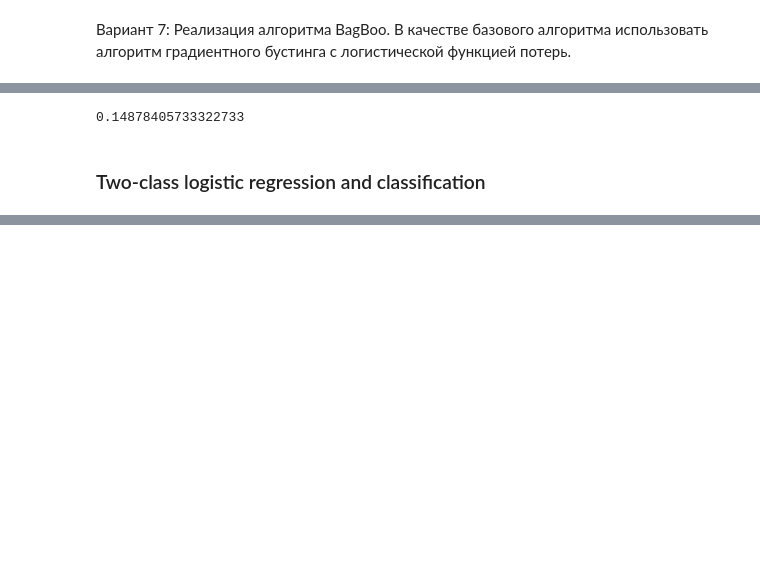
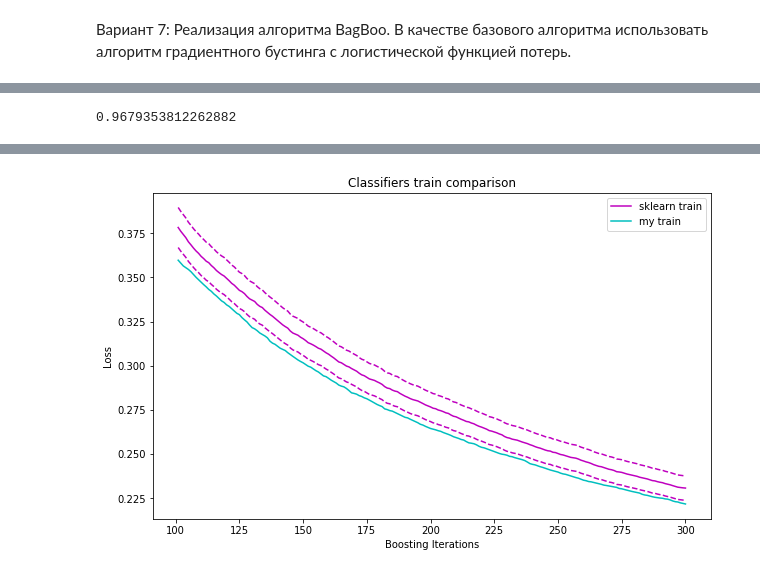
Before and after one commit to NastyBoget/sphere_3_semester, a Jupyter notebook: Unit 1/2. Ансамбли. Бустинг/homework2.ipynb, the cells around one changed output, grey strips where cells are left out. Drawn from its saved outputs; the diff is of its cells as text; code cells hidden in the pictures; blank space fills up the shorter version.

```diff
--- a/Unit 1/2. Ансамбли. Бустинг/homework2.ipynb
+++ b/Unit 1/2. Ансамбли. Бустинг/homework2.ipynb
@@ -267,0 +291,2 @@ class DecisionTree:
+# %%
+N_ESTIMATORS = 300
@@ -268,4 +370,7 @@ class DecisionTree:
 # %%
-myclf = DecisionTree(max_depth=7)
-%time myclf.fit(X_train, y_train)
+myclf = GradientBoosting(learning_rate=0.1, n_estimators=N_ESTIMATORS,
+                         base_estimator=DecisionTree, max_depth=1)
+myclf.fit(X_train, y_train)
+y_pred = myclf.predict(X_test)
+f1_score(y_test, y_pred)
 # %% [output]
@@ -292,7 +377,0 @@ mean_squared_error(y_test, y_pred)
-# %%
-y_pred = clf.predict(X_test)
-mean_squared_error(y_test, y_pred)
-# %% [output]
-0.14878405733322733
-# %% [markdown]
-### Two-class logistic regression and classification
@@ -376,2 +378,27 @@ class GradientBoosting:
-# %%
-N_ESTIMATORS = 600
+# %%
+from sklearn.ensemble import GradientBoostingClassifier
+from sklearn.tree import DecisionTreeRegressor
+
+clf = GradientBoostingClassifier(learning_rate=0.1, n_estimators=N_ESTIMATORS,
+                                 max_depth=1, criterion='mse')
+clf.fit(X_train, y_train)
+y_pred = clf.predict(X_test)
+f1_score(y_test, y_pred)
+# %% [output]
+0.9679353812262882
+# %%
+plt.figure(figsize=(10, 6))
+plt.title('Classifiers train comparison')
+START = 100
+train_score_ = [myclf._loss(y_train, y_pred) for y_pred in myclf.train_pred_]
+plt.plot(np.arange(N_ESTIMATORS - START) + 1 + START, clf.train_score_[START:], 'm-', label='sklearn train')
+plt.plot(np.arange(N_ESTIMATORS - START) + 1 + START, train_score_[START:], 'c-', label='my train')
+plt.plot(np.arange(N_ESTIMATORS - START) + 1 + START,[x * 1.03 for x in clf.train_score_[START:]], 'm-', linestyle='--')
+plt.plot(np.arange(N_ESTIMATORS - START) + 1 + START,[x * 0.97 for x in clf.train_score_[START:]], 'm-', linestyle='--')
+plt.legend(loc='upper right')
+plt.xlabel('Boosting Iterations')
+plt.ylabel('Loss')
+print(f"sklearn last train loss = {clf.train_score_[-1]}")
+print(f"threshold 3% = {0.97 * clf.train_score_[-1]}..{1.03 * clf.train_score_[-1]}")
+print(f"my last train loss = {train_score_[-1]}")
+# %% [output]
@@ -377,0 +408 @@ N_ESTIMATORS = 600
+[figure, added]
```
Also changed, not shown: parts of 21 cells of this notebook.
